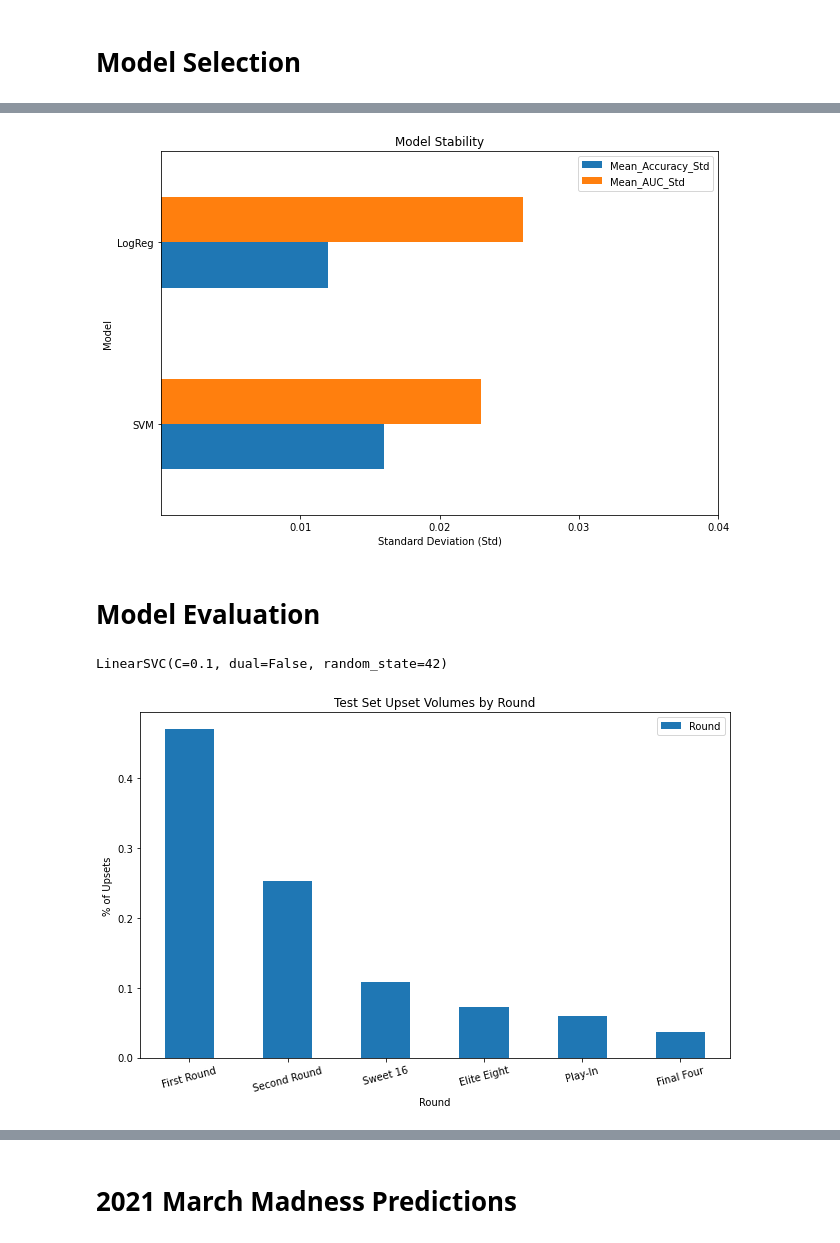
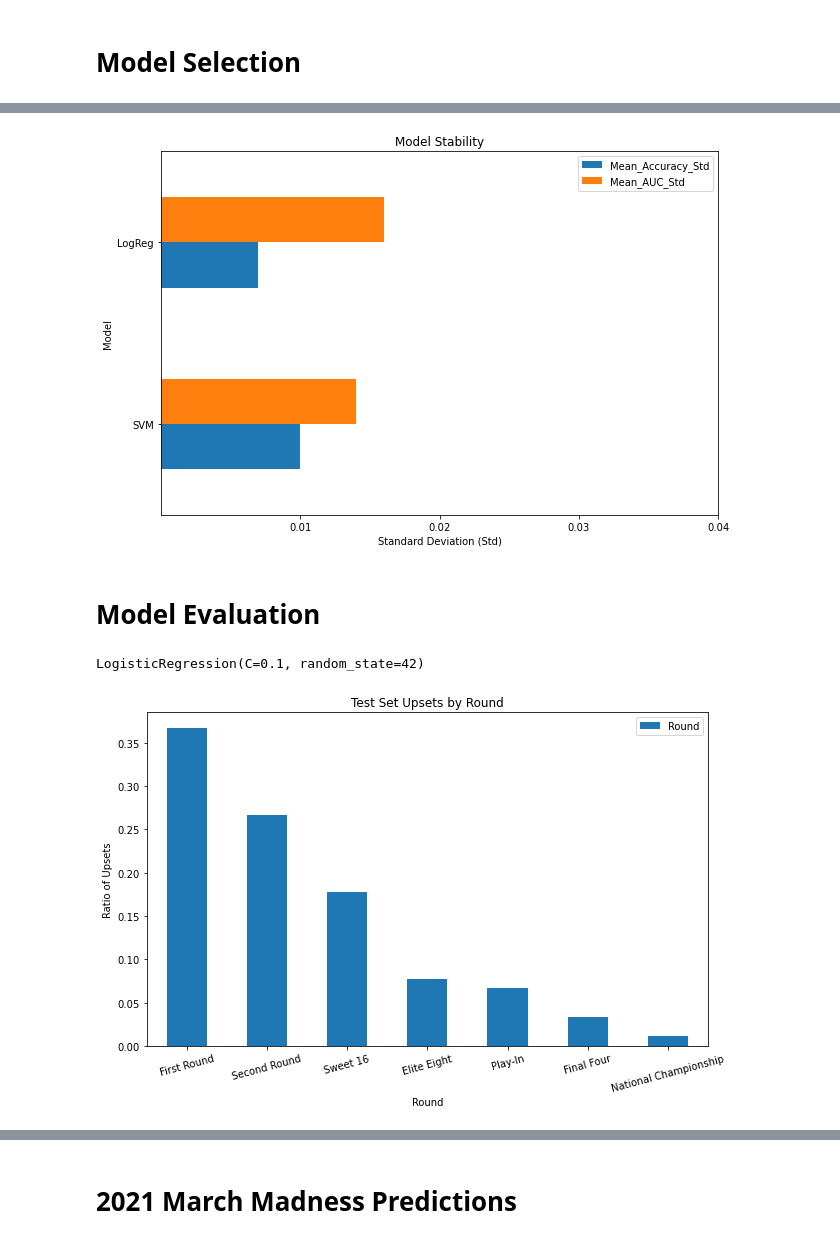
Before and after one commit to matthew-agard/March-Madness-Predictions, a Jupyter notebook: 2021/2021_March_Madness_Predictions.ipynb, the cells around one changed output, grey strips where cells are left out. Drawn from its saved outputs; the diff is of its cells as text; code cells hidden in the pictures.

```diff
--- a/2021/2021_March_Madness_Predictions.ipynb
+++ b/2021/2021_March_Madness_Predictions.ipynb
@@ -377,7 +422,7 @@ display(X), display(y)
 Name: Underdog_Upset, Length: 1747, dtype: int64
 (None, None)
 # %%
-X_train, X_test, y_train, y_test = train_test_split(X, y, test_size=0.2, random_state=42)
+X_train, X_test, y_train, y_test = train_test_split(X, y, test_size=0.2, random_state=42, stratify=y)
 X_train.drop('Round', axis=1, inplace=True)
 X_test.drop('Round', axis=1, inplace=True)
 
@@ -467,16 +512,16 @@ model_performance.loc[['SVM', 'LogReg'], ['Mean_Accuracy_Std', 'Mean_AUC_Std']].
 
 format_plot(title='Model Stability', xlabel='Standard Deviation (Std)', ylabel='Model')
 # %% [output]
-[figure, old version]
+[figure, new version]
 # %% [markdown]
 # Model Evaluation
 # %%
-best_model = cv_models['SVM'][-1].best_estimator_
+best_model = cv_models['LogReg'][-1].best_estimator_
 y_preds = best_model.predict(prep_X_test)
 
 display(best_model)
 # %% [output]
-LinearSVC(C=0.1, dual=False, random_state=42)
+LogisticRegression(C=0.1, random_state=42)
 # %%
 test_game_data = pd.concat([y_test, all_rounds, mm_matchups_df[['Seed_Favorite', 'Seed_Underdog']]],
                            join='inner', axis=1).drop('Underdog_Upset', axis=1)
@@ -486,11 +531,11 @@ test_seed_pairs = get_seed_pairs(test_game_data)
 # %%
 test_upset_pairs = test_seed_pairs[test_seed_pairs['Underdog_Upset'] == 1]
 test_upset_rounds_freq = test_upset_pairs['Round'].value_counts(normalize=True)
 test_upset_rounds_freq.plot(figsize=(9, 6), kind='bar', rot=15)
 
-format_plot(title='Test Set Upset Volumes by Round', xlabel='Round', ylabel='% of Upsets')
+format_plot(title='Test Set Upsets by Round', xlabel='Round', ylabel='Ratio of Upsets')
 # %% [output]
-[figure, old version]
+[figure, new version]
 # %%
 test_upset_pairs_freq = np.round(test_upset_pairs['Pairs'].value_counts(normalize=True)[:25], 3)
 test_upset_pairs_freq.plot(figsize=(9, 6), kind='bar', rot=35)
```
Also changed, not shown: parts of 47 cells of this notebook, 1 other file.
